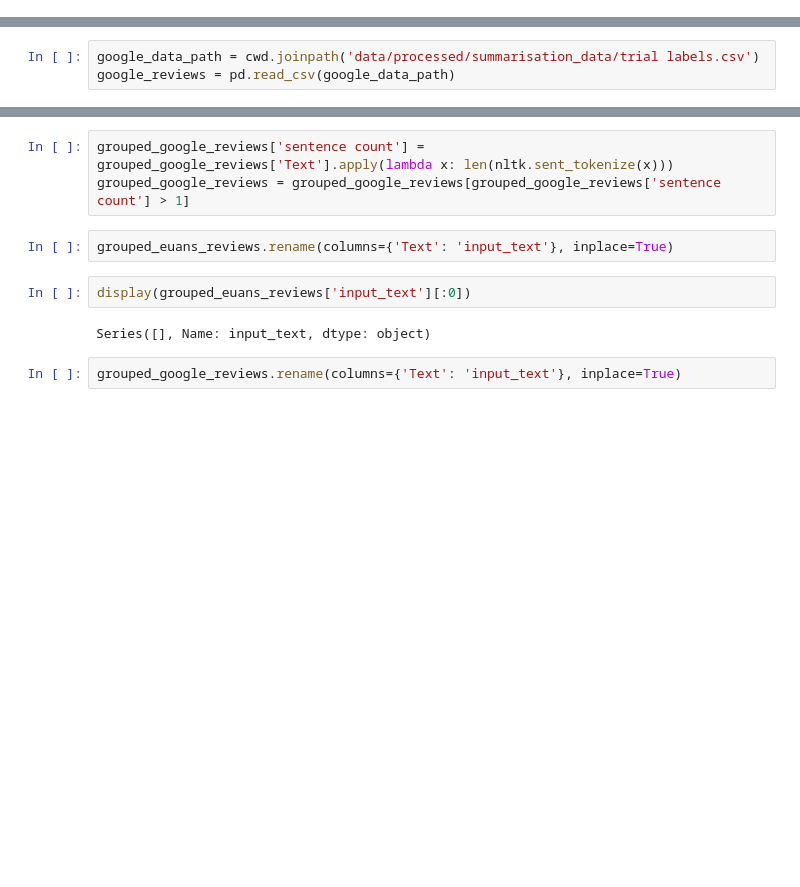
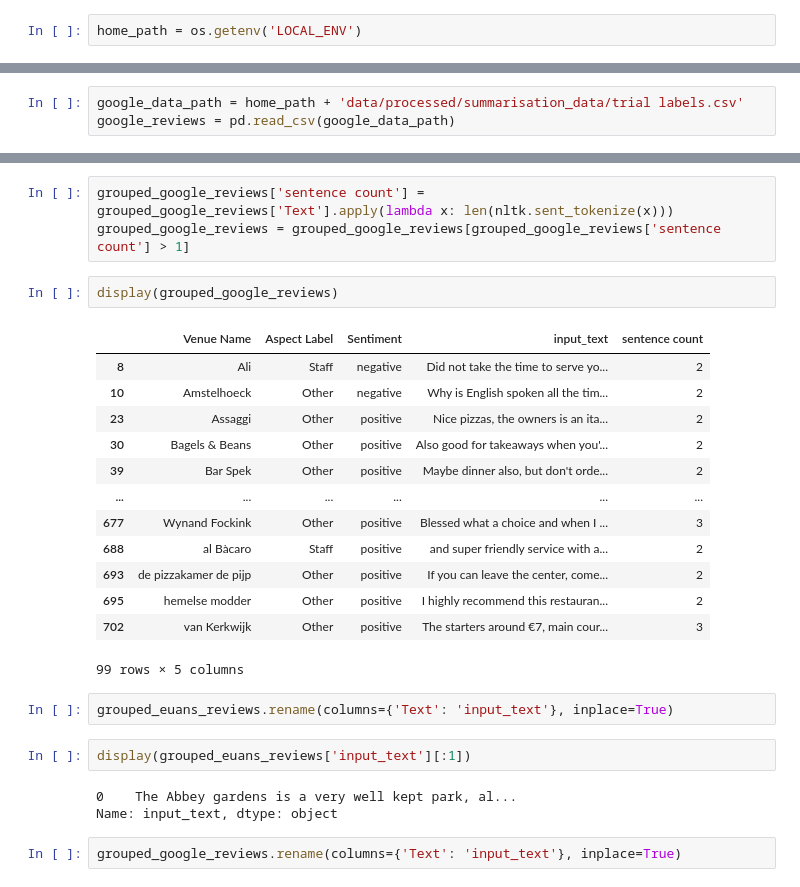
Before and after one commit to Amsterdam-Internships/Venue-Accessibility-Google-Reviews, a Jupyter notebook: notebooks/Text_Summarisation_Improved.ipynb, the cells around one changed output, grey strips where cells are left out. Drawn from its saved outputs; the diff is of its cells as text; blank space fills up the shorter version.

```diff
--- a/notebooks/Text_Summarisation_Improved.ipynb
+++ b/notebooks/Text_Summarisation_Improved.ipynb
@@ -29,4 +21,6 @@ nltk.download('punkt')
 %pip install simpletransformers
 # %%
 import logging
+# %%
+home_path = os.getenv('LOCAL_ENV')
 # %%
@@ -34,4 +28,4 @@ euans_data_path = cwd.joinpath('data/processed/summarisation_data/euans_reviews.
 euans_reviews = pd.read_csv(euans_data_path)
 # %%
-google_data_path = cwd.joinpath('data/processed/summarisation_data/trial labels.csv')
+google_data_path = home_path + 'data/processed/summarisation_data/trial labels.csv'
 google_reviews = pd.read_csv(google_data_path)
@@ -54,12 +65,29 @@ grouped_euans_reviews = euans_reviews.groupby(['Venue', 'Aspect', 'Sentiment'])[
 # %%
 grouped_google_reviews['sentence count'] = grouped_google_reviews['Text'].apply(lambda x: len(nltk.sent_tokenize(x)))
 grouped_google_reviews = grouped_google_reviews[grouped_google_reviews['sentence count'] > 1]
+# %%
+display(grouped_google_reviews)
+# %% [output]
+|  | Venue Name | Aspect Label | Sentiment | input_text | sentence count |
+| 8 | Ali | Staff | negative | Did not take the time to serve yo... | 2 |
+| 10 | Amstelhoeck | Other | negative | Why is English spoken all the tim... | 2 |
+| 23 | Assaggi | Other | positive | Nice pizzas, the owners is an ita... | 2 |
+| 30 | Bagels & Beans | Other | positive | Also good for takeaways when you'... | 2 |
+| 39 | Bar Spek | Other | positive | Maybe dinner also, but don't orde... | 2 |
+| ... | ... | ... | ... | ... | ... |
+| 677 | Wynand Fockink | Other | positive | Blessed what a choice and when I ... | 3 |
+| 688 | al Bàcaro | Staff | positive | and super friendly service with a... | 2 |
+| 693 | de pizzakamer de pijp | Other | positive | If you can leave the center, come... | 2 |
+| 695 | hemelse modder | Other | positive | I highly recommend this restauran... | 2 |
+| 702 | van Kerkwijk | Other | positive | The starters around €7, main cour... | 3 |
+99 rows × 5 columns
 # %%
 grouped_euans_reviews.rename(columns={'Text': 'input_text'}, inplace=True)
 # %%
-display(grouped_euans_reviews['input_text'][:0])
+display(grouped_euans_reviews['input_text'][:1])
 # %% [output]
-Series([], Name: input_text, dtype: object)
+0    The Abbey gardens is a very well kept park, al...
+Name: input_text, dtype: object
 # %%
 grouped_google_reviews.rename(columns={'Text': 'input_text'}, inplace=True)
 # %%
```
Also changed, not shown: parts of 8 cells of this notebook, 28 other files.
